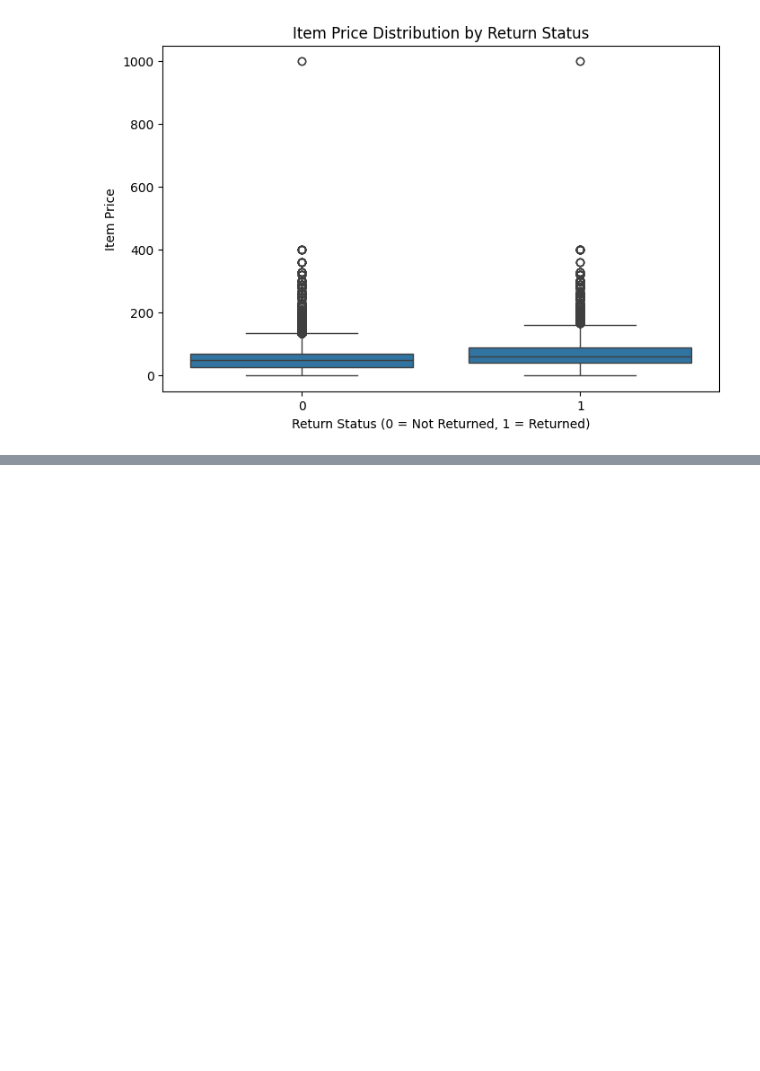
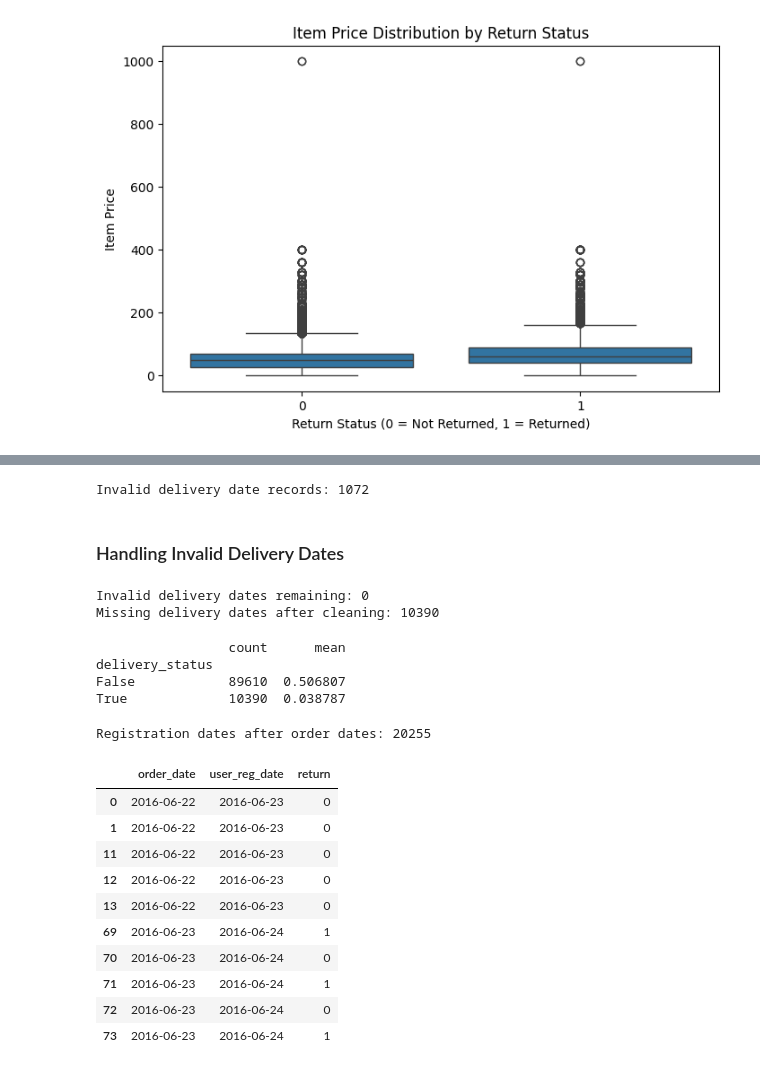
Before and after one commit to aish2106/ReturnRadar, a Jupyter notebook: notebooks/ReturnRadar_Final.ipynb, the cells around one changed output, grey strips where cells are left out. Cells and saved outputs as stored; diff of their text form; code cells hidden in the pictures; blank space fills up the shorter version.

Commit message:
Date column analysis and handling invalid delivery dates

```diff
--- a/notebooks/ReturnRadar_Final.ipynb
+++ b/notebooks/ReturnRadar_Final.ipynb
@@ -376,0 +381,16 @@ plt.show()
+# %%
+# Convert date columns into datetime format
+
+date_columns = [
+    'order_date',
+    'delivery_date',
+    'user_dob',
+    'user_reg_date'
+]
+
+for col in date_columns:
+    df[col] = pd.to_datetime(df[col], errors='coerce')
+
+# Check updated data types
+
+print(df[date_columns].dtypes)
@@ -376,0 +508,55 @@ plt.show()
+# %%
+invalid_delivery = df[df['delivery_date'] < df['order_date']]
+
+print("Invalid delivery date records:", len(invalid_delivery))
+# %% [output]
+Invalid delivery date records: 1072
+# %% [markdown]
+### Handling Invalid Delivery Dates
+# %%
+# Replace invalid delivery dates with NaT
+df.loc[
+    df['delivery_date'] < df['order_date'],
+    'delivery_date'
+] = pd.NaT
+
+# Verify
+print("Invalid delivery dates remaining:",
+      (df['delivery_date'] < df['order_date']).sum())
+
+print("Missing delivery dates after cleaning:",
+      df['delivery_date'].isnull().sum())
+# %% [output]
+Invalid delivery dates remaining: 0
+Missing delivery dates after cleaning: 10390
+# %%
+# Compare return rates for orders with and without delivery dates
+
+df['delivery_status'] = df['delivery_date'].isnull()
+
+print(df.groupby('delivery_status')['return'].agg(['count', 'mean']))
+# %% [output]
+                 count      mean
+delivery_status
+False            89610  0.506807
+True             10390  0.038787
+# %%
+registration_after_order = df[df['user_reg_date'] > df['order_date']]
+
+print("Registration dates after order dates:",len(registration_after_order))
+# %% [output]
+Registration dates after order dates: 20255
+# %%
+registration_after_order[['order_date', 'user_reg_date', 'return']].head(10)
+# %% [output]
+|  | order_date | user_reg_date | return |
+| 0 | 2016-06-22 | 2016-06-23 | 0 |
+| 1 | 2016-06-22 | 2016-06-23 | 0 |
+| 11 | 2016-06-22 | 2016-06-23 | 0 |
+| 12 | 2016-06-22 | 2016-06-23 | 0 |
+| 13 | 2016-06-22 | 2016-06-23 | 0 |
+| 69 | 2016-06-23 | 2016-06-24 | 1 |
+| 70 | 2016-06-23 | 2016-06-24 | 0 |
+| 71 | 2016-06-23 | 2016-06-24 | 1 |
+| 72 | 2016-06-23 | 2016-06-24 | 0 |
+| 73 | 2016-06-23 | 2016-06-24 | 1 |
```
Also changed, not shown: parts of 9 cells of this notebook.
